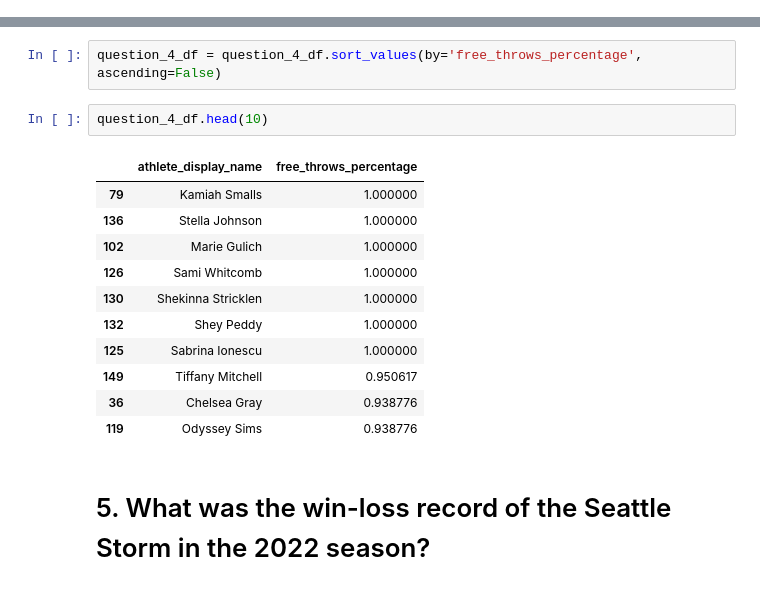
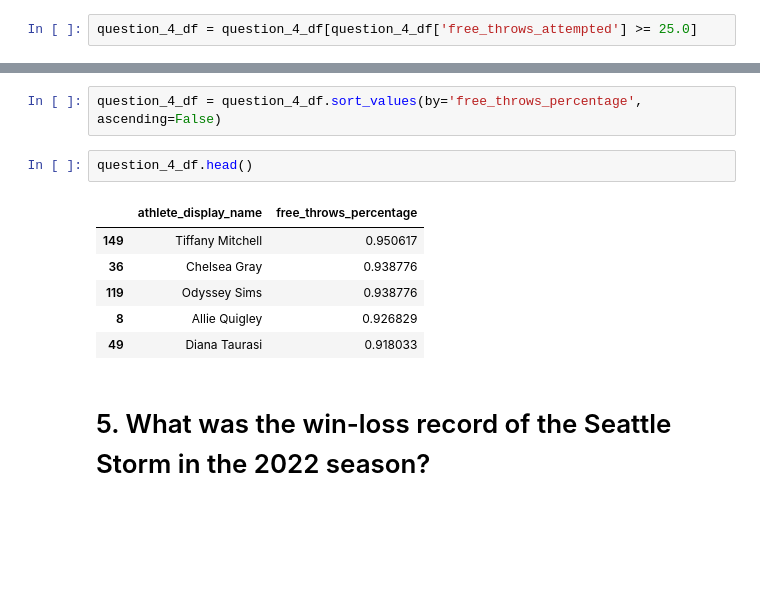
Before and after one commit to MIDS2024-Capstone-HoopIQ/project, a Jupyter notebook: test_questions_answers.ipynb, the cells around one changed output, grey strips where cells are left out. Saved outputs shown, nothing was run; the diff lists cells and outputs as text; blank space fills up the shorter version.

Commit message:
Updating Jupyter Notebook to derive answers for 10 more test questions

```diff
--- a/test_questions_answers.ipynb
+++ b/test_questions_answers.ipynb
@@ -89,6 +101,8 @@ question_2_df.head()
 question_4_df = player_box_2020_df[['athlete_display_name', 'free_throws_made', 'free_throws_attempted']]
 # %%
 question_4_df = question_4_df.groupby('athlete_display_name', as_index=False).sum()
+# %%
+question_4_df = question_4_df[question_4_df['free_throws_attempted'] >= 25.0]
 # %%
 question_4_df['free_throws_percentage'] = question_4_df['free_throws_made'] / question_4_df['free_throws_attempted']
 # %%
@@ -96,19 +110,14 @@ question_4_df = question_4_df.drop(columns=['free_throws_made', 'free_throws_att
 # %%
 question_4_df = question_4_df.sort_values(by='free_throws_percentage', ascending=False)
 # %%
-question_4_df.head(10)
+question_4_df.head()
 # %% [output]
 |  | athlete_display_name | free_throws_percentage |
-| 79 | Kamiah Smalls | 1.000000 |
-| 136 | Stella Johnson | 1.000000 |
-| 102 | Marie Gulich | 1.000000 |
-| 126 | Sami Whitcomb | 1.000000 |
-| 130 | Shekinna Stricklen | 1.000000 |
-| 132 | Shey Peddy | 1.000000 |
-| 125 | Sabrina Ionescu | 1.000000 |
 | 149 | Tiffany Mitchell | 0.950617 |
 | 36 | Chelsea Gray | 0.938776 |
 | 119 | Odyssey Sims | 0.938776 |
+| 8 | Allie Quigley | 0.926829 |
+| 49 | Diana Taurasi | 0.918033 |
 # %% [markdown]
 # 5. What was the win-loss record of the Seattle Storm in the 2022 season?
 # %%
```
Also changed, not shown: parts of 66 cells of this notebook.
